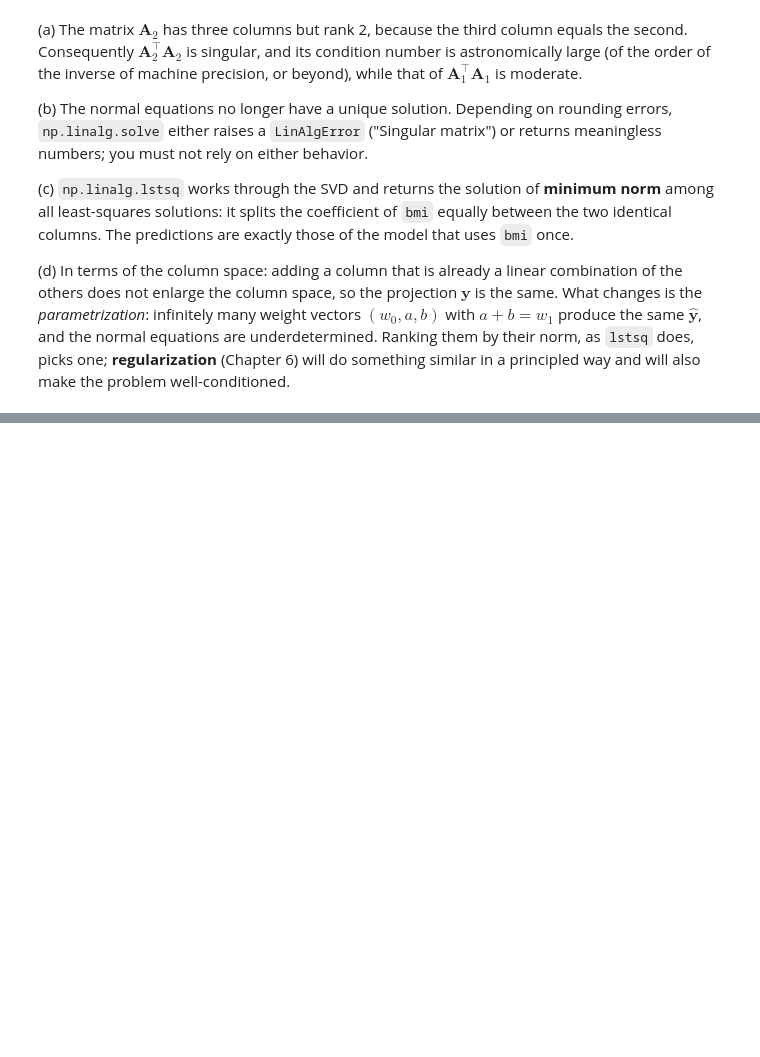
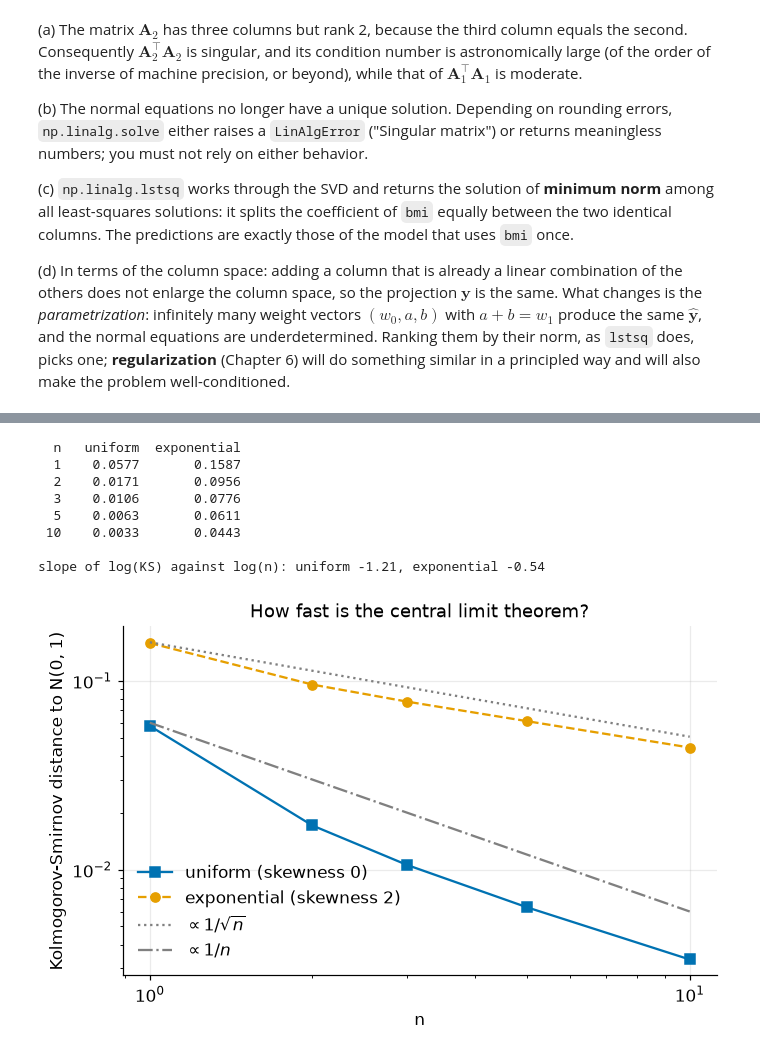
Before and after one commit to Brosss98/machine-learning-with-python-book, a Jupyter notebook: appendices/appendix_c_solutions.ipynb, the cells around one changed output, grey strips where cells are left out. Cells and saved outputs as stored; diff of their text form; code cells hidden in the pictures; blank space fills up the shorter version.

```diff
--- a/appendices/appendix_c_solutions.ipynb
+++ b/appendices/appendix_c_solutions.ipynb
@@ -365,0 +606,46 @@ weights giving exactly the same predictions, and their norms:
+# %%
+def solution_2_9():
+    import matplotlib.pyplot as plt
+    from scipy import stats
+
+    rng = np.random.default_rng(SEED)
+    reps, ns = 200_000, [1, 2, 3, 5, 10]
+    uniform = rng.random((reps, max(ns)))                 # mean 1/2, standard deviation sqrt(1/12)
+    exponential = rng.exponential(1.0, size=(reps, max(ns)))   # mean 1, standard deviation 1
+
+    def ks_distance(samples, mu, sigma, n):
+        z = (samples[:, :n].mean(axis=1) - mu) * np.sqrt(n) / sigma
+        return stats.kstest(z, "norm").statistic
+
+    ks_uniform = np.array([ks_distance(uniform, 0.5, np.sqrt(1 / 12), n) for n in ns])
+    ks_expon = np.array([ks_distance(exponential, 1.0, 1.0, n) for n in ns])
+
+    print(f"{'n':>3} {'uniform':>9} {'exponential':>12}")
+    for n, a, b in zip(ns, ks_uniform, ks_expon):
+        print(f"{n:>3} {a:>9.4f} {b:>12.4f}")
+    slope_u = np.polyfit(np.log(ns), np.log(ks_uniform), 1)[0]
+    slope_e = np.polyfit(np.log(ns), np.log(ks_expon), 1)[0]
+    print(f"\nslope of log(KS) against log(n): uniform {slope_u:.2f}, exponential {slope_e:.2f}")
+
+    fig, ax = plt.subplots(figsize=(6.4, 4.2))
+    ax.loglog(ns, ks_uniform, "s-", color=BLUE, label="uniform (skewness 0)")
+    ax.loglog(ns, ks_expon, "o--", color=ORANGE, label="exponential (skewness 2)")
+    grid = np.array(ns, dtype=float)
+    ax.loglog(grid, 0.16 / np.sqrt(grid), ":", color="gray", label=r"$\propto 1/\sqrt{n}$")
+    ax.loglog(grid, 0.06 / grid, "-.", color="gray", label=r"$\propto 1/n$")
+    ax.set(xlabel="n", ylabel="Kolmogorov-Smirnov distance to N(0, 1)", title="How fast is the central limit theorem?")
+    ax.legend(frameon=False)
+    fig.tight_layout()
+    plt.show()
+
+solution_2_9()
+# %% [output]
+  n   uniform  exponential
+  1    0.0577       0.1587
+  2    0.0171       0.0956
+  3    0.0106       0.0776
+  5    0.0063       0.0611
+ 10    0.0033       0.0443
+
+slope of log(KS) against log(n): uniform -1.21, exponential -0.54
+[figure, added]
```
Also changed, not shown: parts of 12 cells of this notebook, 10 other files.
